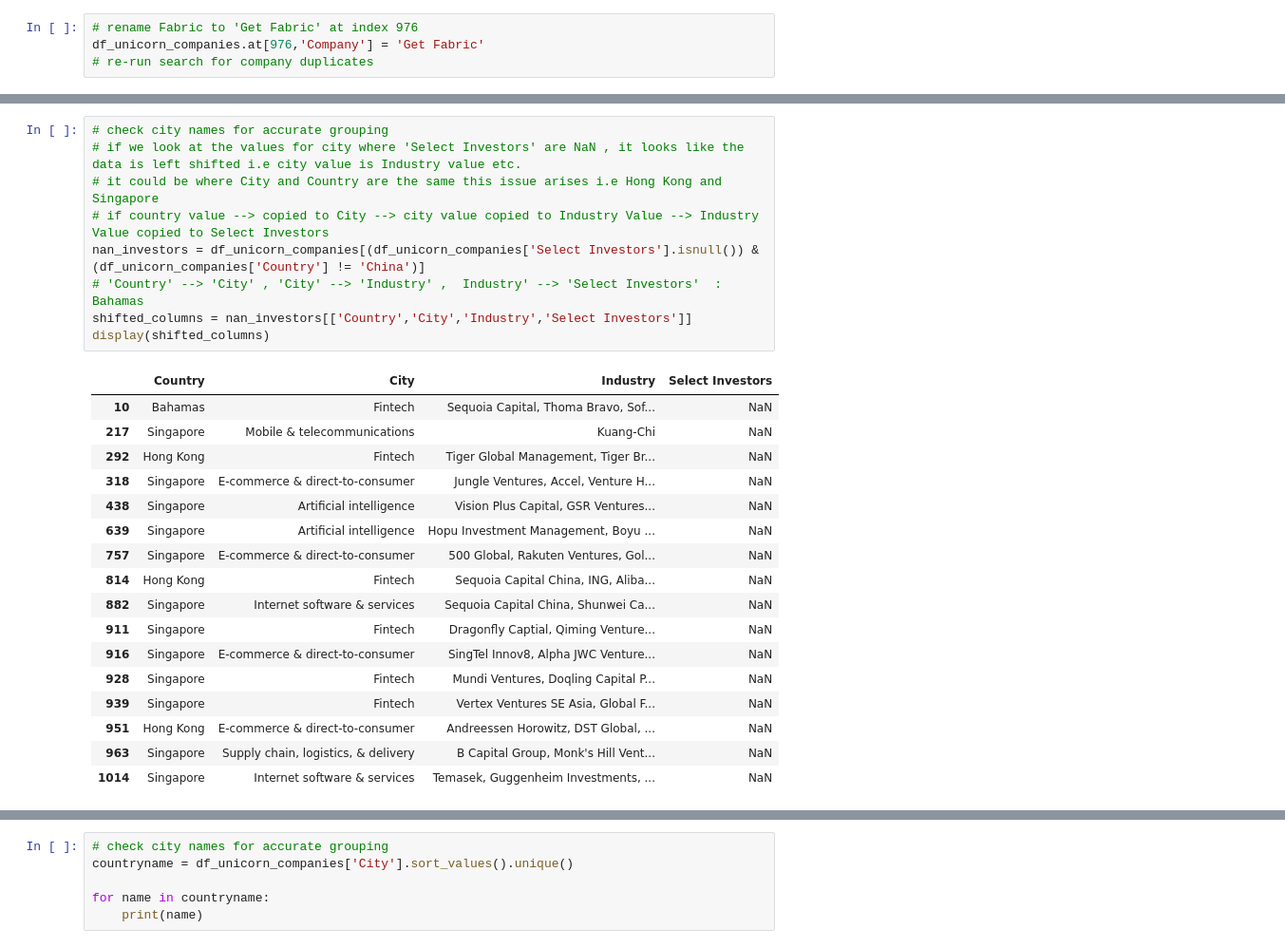
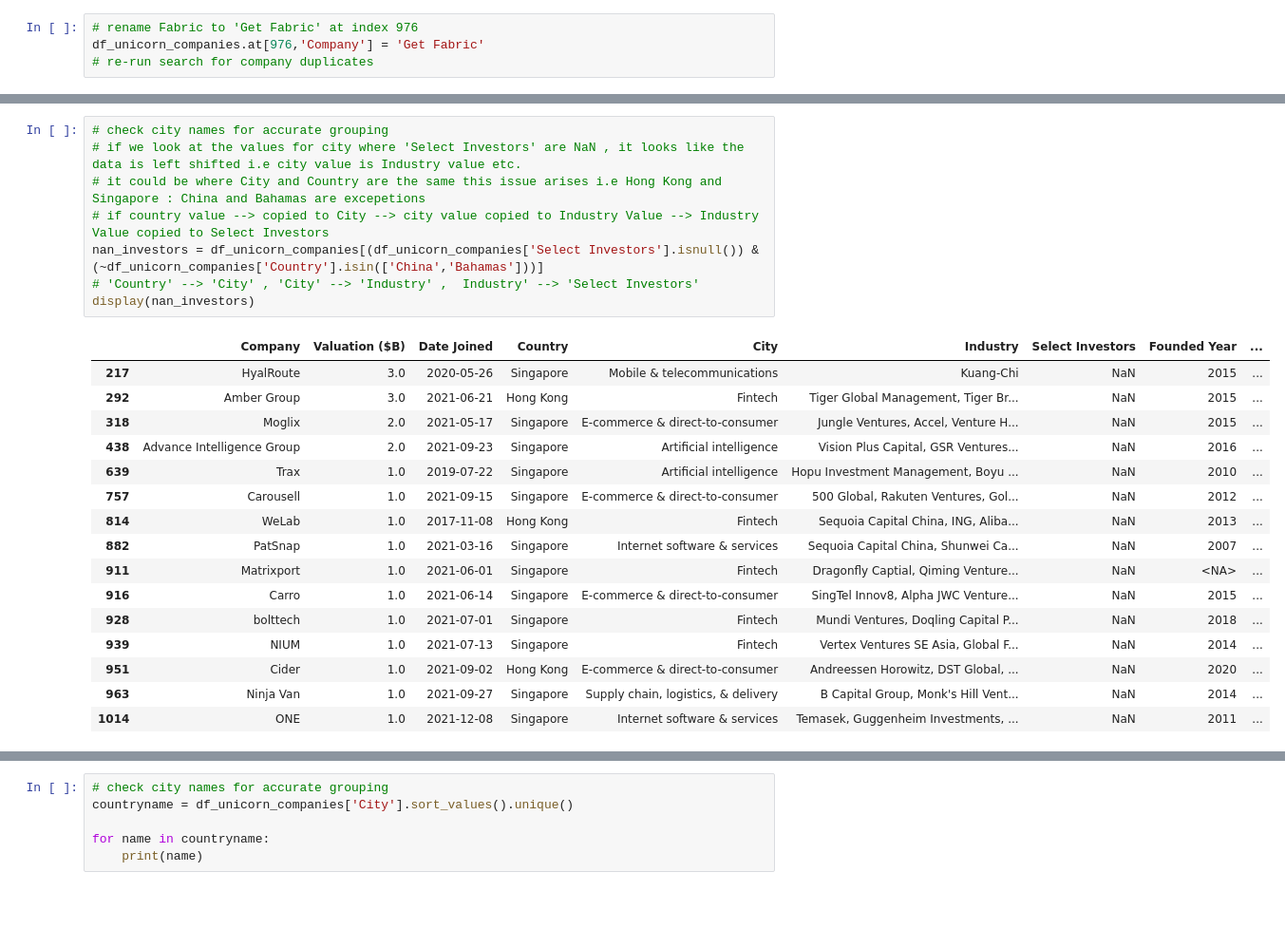
Before and after one commit to kieran-molloy/UCDPA_kieranmolloy, a Jupyter notebook: UnicornCompanies_v3.ipynb, the cells around one changed output, grey strips where cells are left out. Shown at 95% size. Drawn from its saved outputs; the diff is of its cells as text; blank space fills up the shorter version.

```diff
--- a/UnicornCompanies_v3.ipynb
+++ b/UnicornCompanies_v3.ipynb
@@ -346,27 +373,25 @@ array(['Argentina', 'Australia', 'Austria', 'Bahamas', 'Belgium',
 # %%
 # check city names for accurate grouping
 # if we look at the values for city where 'Select Investors' are NaN , it looks like the data is left shifted i.e city value is Industry value etc.
-# it could be where City and Country are the same this issue arises i.e Hong Kong and Singapore
+# it could be where City and Country are the same this issue arises i.e Hong Kong and Singapore : China and Bahamas are excepetions
 # if country value --> copied to City --> city value copied to Industry Value --> Industry Value copied to Select Investors
-nan_investors = df_unicorn_companies[(df_unicorn_companies['Select Investors'].isnull()) & (df_unicorn_companies['Country'] != 'China')]
-# 'Country' --> 'City' , 'City' --> 'Industry' ,  Industry' --> 'Select Investors'  : Bahamas
-shifted_columns = nan_investors[['Country','City','Industry','Select Investors']]
-display(shifted_columns)
+nan_investors = df_unicorn_companies[(df_unicorn_companies['Select Investors'].isnull()) & (~df_unicorn_companies['Country'].isin(['China','Bahamas']))]
+# 'Country' --> 'City' , 'City' --> 'Industry' ,  Industry' --> 'Select Investors'
+display(nan_investors)
 # %% [output]
-|  | Country | City | Industry | Select Investors |
-| 10 | Bahamas | Fintech | Sequoia Capital, Thoma Bravo, Sof... | NaN |
-| 217 | Singapore | Mobile & telecommunications | Kuang-Chi | NaN |
-| 292 | Hong Kong | Fintech | Tiger Global Management, Tiger Br... | NaN |
-| 318 | Singapore | E-commerce & direct-to-consumer | Jungle Ventures, Accel, Venture H... | NaN |
-| 438 | Singapore | Artificial intelligence | Vision Plus Capital, GSR Ventures... | NaN |
-| 639 | Singapore | Artificial intelligence | Hopu Investment Management, Boyu ... | NaN |
-| 757 | Singapore | E-commerce & direct-to-consumer | 500 Global, Rakuten Ventures, Gol... | NaN |
-| 814 | Hong Kong | Fintech | Sequoia Capital China, ING, Aliba... | NaN |
-| 882 | Singapore | Internet software & services | Sequoia Capital China, Shunwei Ca... | NaN |
-| 911 | Singapore | Fintech | Dragonfly Captial, Qiming Venture... | NaN |
-| 916 | Singapore | E-commerce & direct-to-consumer | SingTel Innov8, Alpha JWC Venture... | NaN |
-| 928 | Singapore | Fintech | Mundi Ventures, Doqling Capital P... | NaN |
-| 939 | Singapore | Fintech | Vertex Ventures SE Asia, Global F... | NaN |
-| 951 | Hong Kong | E-commerce & direct-to-consumer | Andreessen Horowitz, DST Global, ... | NaN |
-| 963 | Singapore | Supply chain, logistics, & delivery | B Capital Group, Monk's Hill Vent... | NaN |
-| 1014 | Singapore | Internet software & services | Temasek, Guggenheim Investments, ... | NaN |
+|  | Company | Valuation ($B) | Date Joined | Country | City | Industry | Select Investors | Founded Year | ... |
+| 217 | HyalRoute | 3.0 | 2020-05-26 | Singapore | Mobile & telecommunications | Kuang-Chi | NaN | 2015 | ... |
+| 292 | Amber Group | 3.0 | 2021-06-21 | Hong Kong | Fintech | Tiger Global Management, Tiger Br... | NaN | 2015 | ... |
+| 318 | Moglix | 2.0 | 2021-05-17 | Singapore | E-commerce & direct-to-consumer | Jungle Ventures, Accel, Venture H... | NaN | 2015 | ... |
+| 438 | Advance Intelligence Group | 2.0 | 2021-09-23 | Singapore | Artificial intelligence | Vision Plus Capital, GSR Ventures... | NaN | 2016 | ... |
+| 639 | Trax | 1.0 | 2019-07-22 | Singapore | Artificial intelligence | Hopu Investment Management, Boyu ... | NaN | 2010 | ... |
+| 757 | Carousell | 1.0 | 2021-09-15 | Singapore | E-commerce & direct-to-consumer | 500 Global, Rakuten Ventures, Gol... | NaN | 2012 | ... |
+| 814 | WeLab | 1.0 | 2017-11-08 | Hong Kong | Fintech | Sequoia Capital China, ING, Aliba... | NaN | 2013 | ... |
+| 882 | PatSnap | 1.0 | 2021-03-16 | Singapore | Internet software & services | Sequoia Capital China, Shunwei Ca... | NaN | 2007 | ... |
+| 911 | Matrixport | 1.0 | 2021-06-01 | Singapore | Fintech | Dragonfly Captial, Qiming Venture... | NaN | <NA> | ... |
+| 916 | Carro | 1.0 | 2021-06-14 | Singapore | E-commerce & direct-to-consumer | SingTel Innov8, Alpha JWC Venture... | NaN | 2015 | ... |
+| 928 | bolttech | 1.0 | 2021-07-01 | Singapore | Fintech | Mundi Ventures, Doqling Capital P... | NaN | 2018 | ... |
+| 939 | NIUM | 1.0 | 2021-07-13 | Singapore | Fintech | Vertex Ventures SE Asia, Global F... | NaN | 2014 | ... |
+| 951 | Cider | 1.0 | 2021-09-02 | Hong Kong | E-commerce & direct-to-consumer | Andreessen Horowitz, DST Global, ... | NaN | 2020 | ... |
+| 963 | Ninja Van | 1.0 | 2021-09-27 | Singapore | Supply chain, logistics, & delivery | B Capital Group, Monk's Hill Vent... | NaN | 2014 | ... |
+| 1014 | ONE | 1.0 | 2021-12-08 | Singapore | Internet software & services | Temasek, Guggenheim Investments, ... | NaN | 2011 | ... |
```
Also changed, not shown: parts of 17 cells of this notebook.
